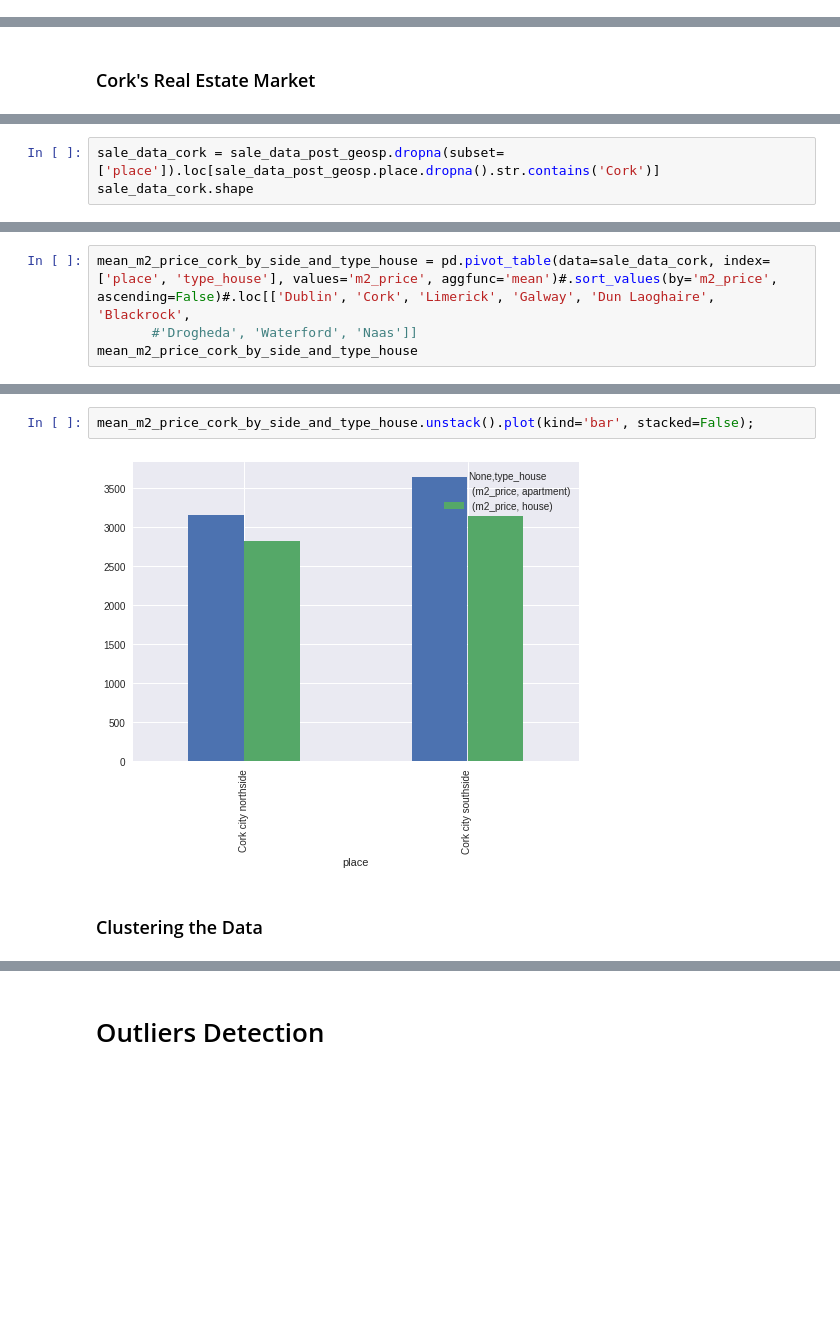
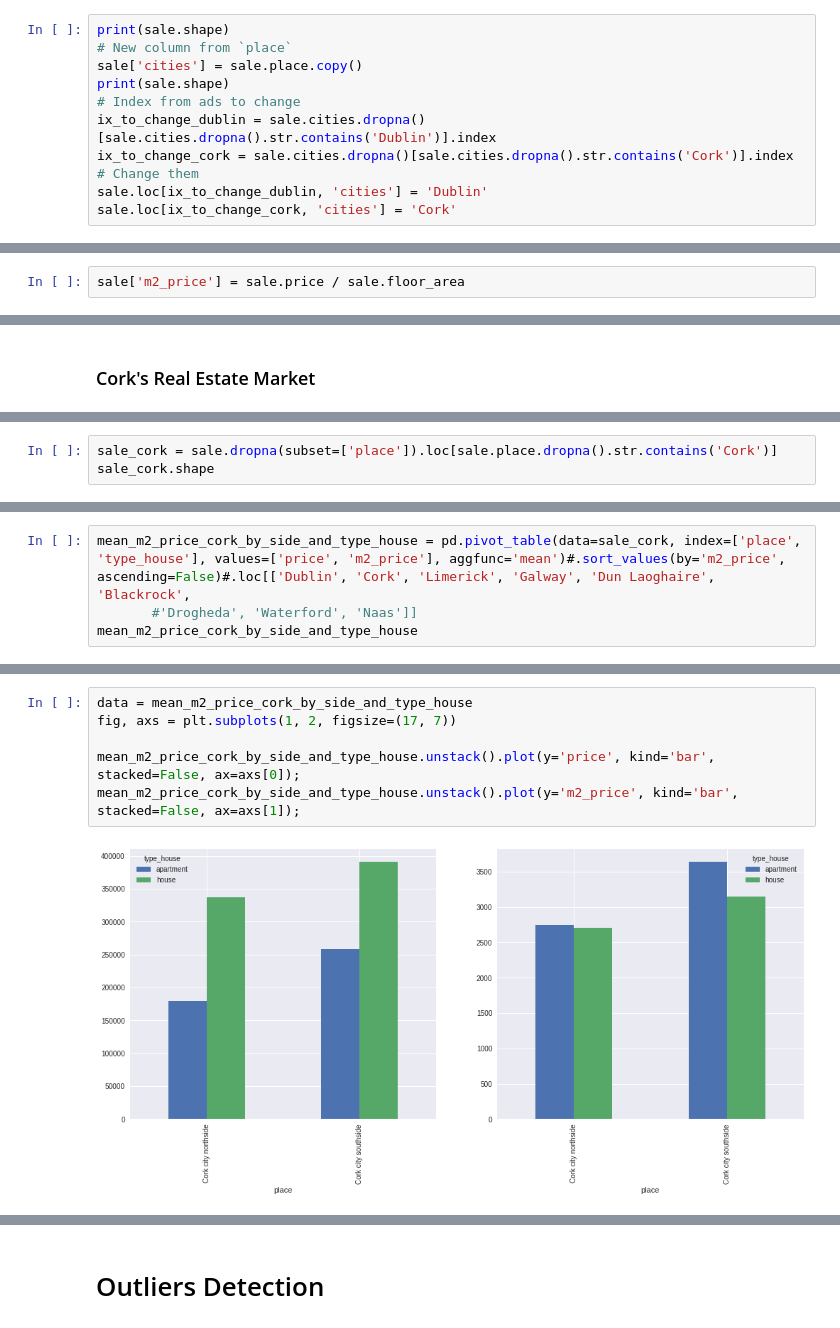
Before and after one commit to javiicc/Identifying_Potential_Investment_Opportunities_In_The_Irish_Real_Estate_Market_Using_MachineLearning, a Jupyter notebook: Data_Analysis.ipynb, the cells around one changed output, grey strips where cells are left out. Saved outputs shown, nothing was run; the diff lists cells and outputs as text; blank space fills up the shorter version.

```diff
--- a/Data_Analysis.ipynb
+++ b/Data_Analysis.ipynb
@@ -157,0 +135,11 @@ sale_data_post_geosp.loc[ix_to_change_cork, 'cities'] = 'Cork'
+# %%
+print(sale.shape)
+# New column from `place`
+sale['cities'] = sale.place.copy()
+print(sale.shape)
+# Index from ads to change
+ix_to_change_dublin = sale.cities.dropna()[sale.cities.dropna().str.contains('Dublin')].index
+ix_to_change_cork = sale.cities.dropna()[sale.cities.dropna().str.contains('Cork')].index
+# Change them
+sale.loc[ix_to_change_dublin, 'cities'] = 'Dublin'
+sale.loc[ix_to_change_cork, 'cities'] = 'Cork'
@@ -304,0 +201,2 @@ mean_m2_per_city_by_type_house.unstack().plot(kind='bar', stacked=False);
+# %%
+sale['m2_price'] = sale.price / sale.floor_area
@@ -526,5 +514,5 @@ Glanmire                 3
 Name: place, dtype: int64
 # %%
-sale_data_cork = sale_data_post_geosp.dropna(subset=['place']).loc[sale_data_post_geosp.place.dropna().str.contains('Cork')]
-sale_data_cork.shape
+sale_cork = sale.dropna(subset=['place']).loc[sale.place.dropna().str.contains('Cork')]
+sale_cork.shape
 # %% [output]
@@ -550,5 +545,5 @@ ax.ticklabel_format(style='plain', axis='x');
 # %%
-mean_m2_price_cork_by_side_and_type_house = pd.pivot_table(data=sale_data_cork, index=['place', 'type_house'], values='m2_price', aggfunc='mean')#.sort_values(by='m2_price', ascending=False)#.loc[['Dublin', 'Cork', 'Limerick', 'Galway', 'Dun Laoghaire', 'Blackrock',
+mean_m2_price_cork_by_side_and_type_house = pd.pivot_table(data=sale_cork, index=['place', 'type_house'], values=['price', 'm2_price'], aggfunc='mean')#.sort_values(by='m2_price', ascending=False)#.loc[['Dublin', 'Cork', 'Limerick', 'Galway', 'Dun Laoghaire', 'Blackrock',
        #'Drogheda', 'Waterford', 'Naas']]
 mean_m2_price_cork_by_side_and_type_house
 # %% [output]
@@ -561,6 +556,8 @@ mean_m2_price_cork_by_side_and_type_house
 # %%
-mean_m2_price_cork_by_side_and_type_house.unstack().plot(kind='bar', stacked=False);
+data = mean_m2_price_cork_by_side_and_type_house
+fig, axs = plt.subplots(1, 2, figsize=(17, 7))
+
+mean_m2_price_cork_by_side_and_type_house.unstack().plot(y='price', kind='bar', stacked=False, ax=axs[0]);
+mean_m2_price_cork_by_side_and_type_house.unstack().plot(y='m2_price', kind='bar', stacked=False, ax=axs[1]);
 # %% [output]
-[figure, old version]
+[figure, new version]
-# %% [markdown]
-### Clustering the Data
```
Also changed, not shown: parts of 91 cells of this notebook.
